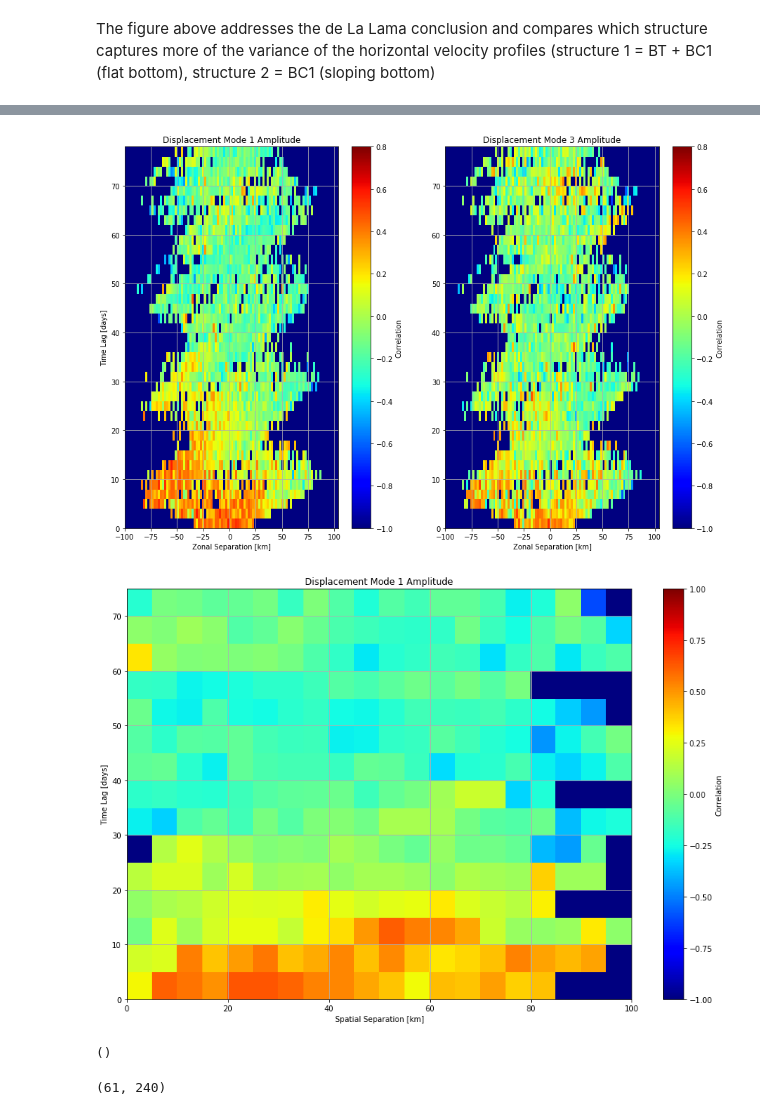
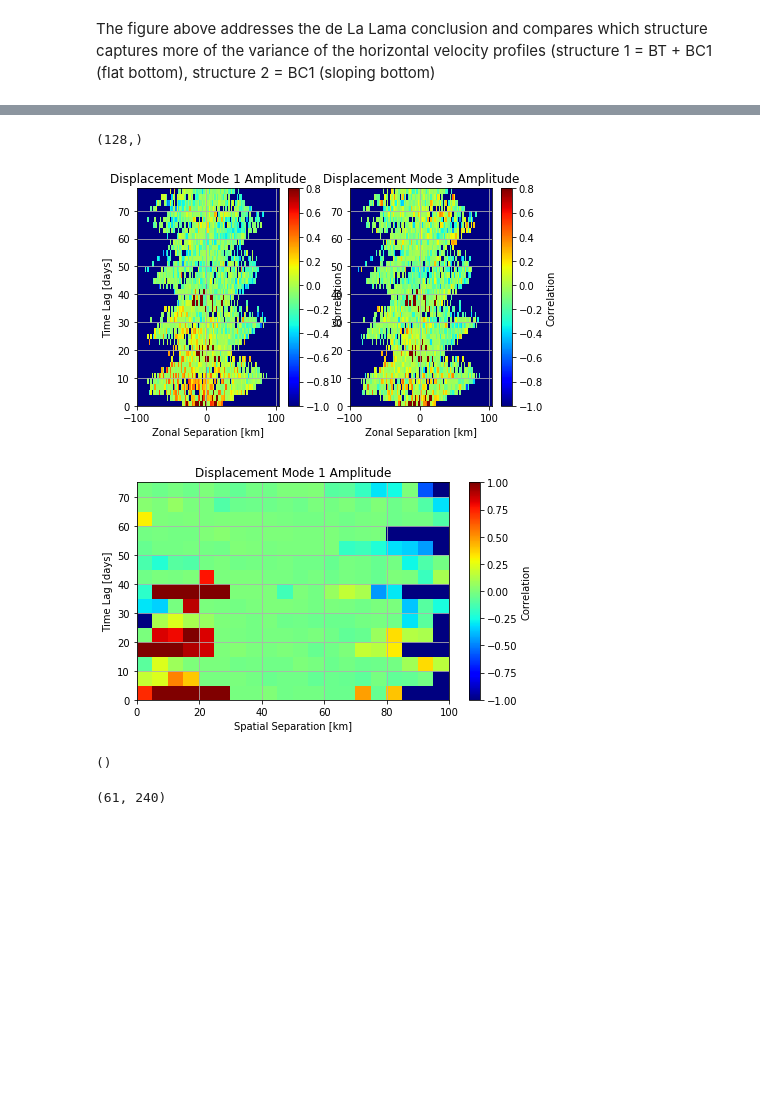
Before and after one commit to jakesteinberg/geostrophic_turbulence, a Jupyter notebook: bats_dg_2015_mode_projections.ipynb, the cells around one changed output, grey strips where cells are left out. Saved outputs shown, nothing was run; the diff lists cells and outputs as text; code cells hidden in the pictures; blank space fills up the shorter version.

```diff
--- a/bats_dg_2015_mode_projections.ipynb
+++ b/bats_dg_2015_mode_projections.ipynb
@@ -627,3 +721,26 @@ plot_pro(ax2)
 # %% [output]
 [figure]
 ()
+# %%
+matplotlib.rcParams['figure.figsize'] = (16, 4)
+f, (ax0, ax1) = plt.subplots(1, 2)
+ax0.plot(np.arange(0, len(Amp1_eta)), Amp1_eta, color='k', label='eta EOF1 Amp., PEV=' + str(np.round(frac_eof_eta[0]*100,1)))
+ax0.scatter(np.arange(0, len(AG_ordered[1, :])), 5000*AG_ordered[1, :], color='r', label='eta scaled BC1 Amp.')
+ax0.grid()
+ax1.plot(np.arange(0, nq), Amp1_uv, color='k', label='u,v EOF1 Amp., PEV=' + str(np.round(frac_eof_uv[0]*100,1)))
+ax1.scatter(np.arange(0, nq), -1.5*(AGz_ordered[1, :] + AGz_ordered[1, :]), color='r', label='u,v scaled BT + BC1 Amp.')
+ax0.set_ylim([-650, 650])
+ax1.set_ylim([-.75, .75])
+ax2.set_ylim([-.75, .75])
+ax0.set_title('sg035 2015 eta amplitudes per dive')
+ax1.set_title('sg035 2015 u,v amplitudes per dive')
+ax0.set_xlabel('Profile No.')
+ax1.set_xlabel('Profile No.')
+handles, labels = ax0.get_legend_handles_labels()
+ax0.legend(handles, labels, fontsize=9)
+handles, labels = ax1.get_legend_handles_labels()
+ax1.legend(handles, labels, fontsize=9)
+ax0.set_xlim([0, 130])
+ax1.set_xlim([0, 130])
+plot_pro(ax1)
+# f.savefig("/Users/jake/Documents/baroclinic_modes/Meetings/meeting_19_09_04/sg035_eof_mode_amps.jpg", dpi=300)
@@ -1067,19 +1182,23 @@ NameError: name 'V_Uzqa' is not defined
+# %%
+np.shape(Amp1_eta)
+# %% [output]
+(128,)
 # %%
 # Mode Amplitude Correlations
-x = 1852 * 60 * np.cos(np.deg2rad(ref_lat)) * (prof_lon_i - ref_lon)
-y = 1852 * 60 * (prof_lat_i - ref_lat)
+x = 1852 * 60 * np.cos(np.deg2rad(ref_lat)) * (np.nanmean(prof_lon, axis=0) - ref_lon)
+y = 1852 * 60 * (np.nanmean(prof_lat, axis=0) - ref_lat)
 x_tile = np.tile(x, (len(x), 1))
 y_tile = np.tile(y, (len(y), 1))
-time_tile = np.tile(time_rec_bin, (len(time_rec_bin), 1))
+time_tile = np.tile(prof_time, (len(prof_time), 1))
 dist = np.sqrt((x_tile - x_tile.T) ** 2 + (y_tile - y_tile.T) ** 2) / 1000
 time_lag = np.abs(time_tile - time_tile.T)
 
 # redo with only zonal separation
-x = 1852 * 60 * np.cos(np.deg2rad(ref_lat)) * (prof_lon_i - ref_lon) / 1000
-y = 1852 * 60 * (prof_lat_i - ref_lat) / 1000
-t = time_rec_bin.copy()
-AG_i = AG_all[1, :]
-AG_ii = AG_all[3, :]
+x = 1852 * 60 * np.cos(np.deg2rad(ref_lat)) * (np.nanmean(prof_lon, axis=0) - ref_lon) / 1000
+y = 1852 * 60 * (np.nanmean(prof_lat, axis=0) - ref_lat) / 1000
+t = prof_time.copy()
+AG_i = AG_ind[1, :]
+AG_ii = AG_ind[3, :]
 
 # distances apart
 # dist_x = np.nan * np.zeros((len(x), len(x)))
@@ -1089,7 +1208,7 @@ for i in range(len(x) - 1):
         dist_x = x[i+1:] - x[i]
         dist_y = y[i+1:] - y[i]
         dist_t = np.sqrt(dist_x**2 + dist_y**2)
-        time_l = np.abs(time_rec_bin[i] - t[i+1:])
+        time_l = np.abs(t[i] - t[i+1:])
         AG_count = np.array((AG_i[i] * np.ones(len(x[i+1:])), AG_i[i+1:]))
         AG_count2 = np.array((AG_ii[i] * np.ones(len(x[i + 1:])), AG_ii[i + 1:]))
     else:
@@ -1143,35 +1262,36 @@ for dd in range(len(dist_t_win) - 1):
             inski = np.unique(AG_count[:, in_box])
             i_mean = np.nanmean(inski)
             n = len(inski)
             variance = np.nanvar(inski)
             covi = np.nan * np.zeros(np.shape(inski_with)[1])
             for k in range(np.shape(inski_with)[1]):
                 covi[k] = (inski_with[0, k] - i_mean) * (inski_with[1, k] - i_mean)
             corr_i_all[tt, dd] = (1 / (n * variance)) * np.nansum(covi)
 
+plt.rcParams['figure.figsize'] = 7, 4
 f, (ax1, ax2) = plt.subplots(1, 2)
 pa = ax1.pcolor(dist_win, t_win, corr_i_z, vmin=-1, vmax=.8, cmap='jet')
 pa2 = ax2.pcolor(dist_win, t_win, corr_i_z2, vmin=-1, vmax=.8, cmap='jet')
 ax1.set_xlabel('Zonal Separation [km]')
 ax1.set_ylabel('Time Lag [days]')
 ax2.set_xlabel('Zonal Separation [km]')
 ax1.set_title('Displacement Mode 1 Amplitude')
 ax2.set_title('Displacement Mode 3 Amplitude')
 f.colorbar(pa, ax=ax1, label='Correlation')
 f.colorbar(pa2, ax=ax2, label='Correlation')
 ax1.grid()
 plot_pro(ax2)
 
 f, ax1 = plt.subplots()
 pa = ax1.pcolor(dist_t_win, t_t_win, corr_i_all, vmin=-1, vmax=1, cmap='jet')
 ax1.set_xlabel('Spatial Separation [km]')
 ax1.set_ylabel('Time Lag [days]')
 ax1.set_title('Displacement Mode 1 Amplitude')
 plt.colorbar(pa, label='Correlation')
 plot_pro(ax1)
 # %% [output]
-[figure, old version]
+[figure, new version]
-[figure, old version]
+[figure, new version]
 ()
 # %%
 # ----------------------------------------------------------------------------------------------------------------------
```
Also changed, not shown: parts of 21 cells of this notebook, 4 other files.
